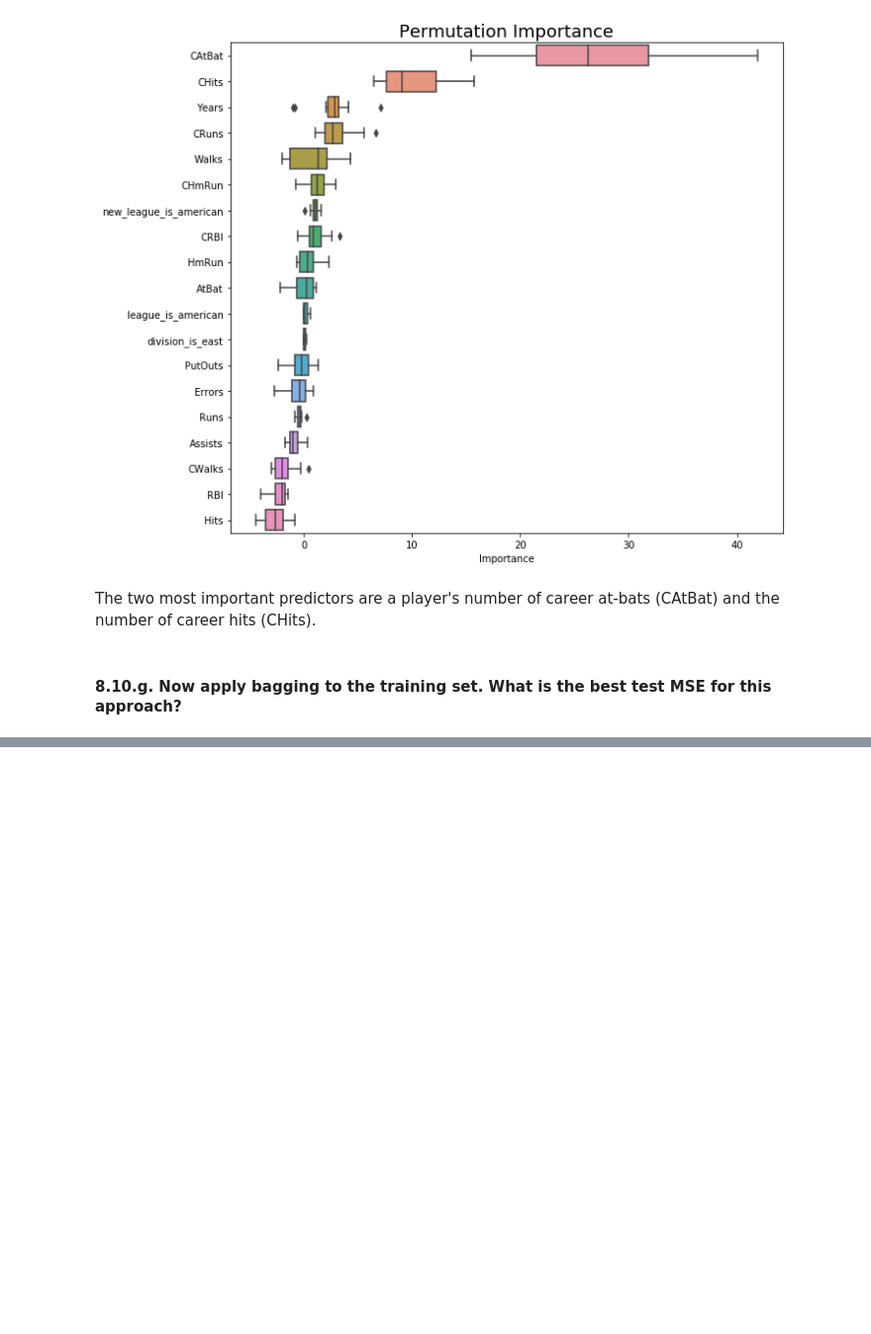
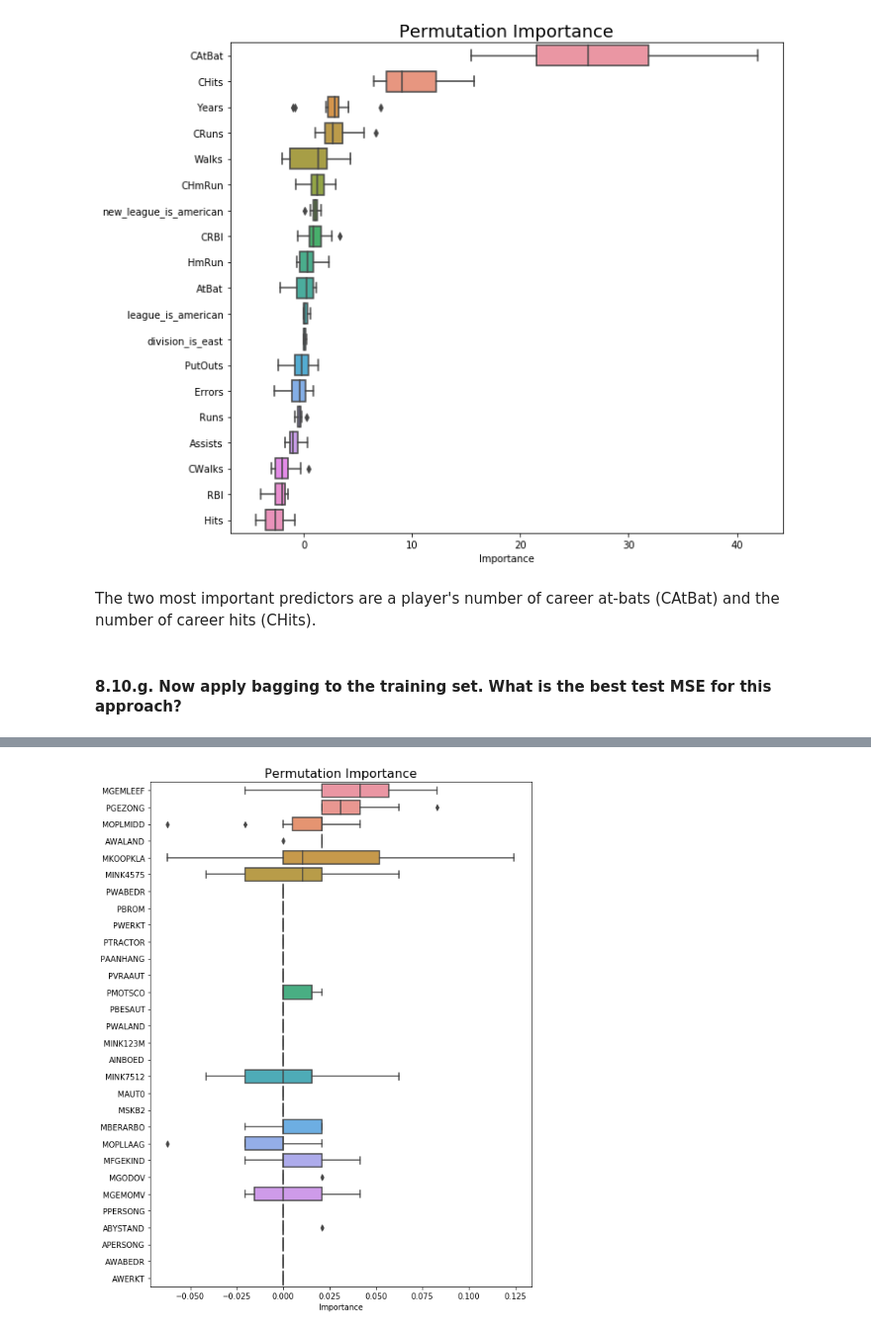
Before and after one commit to Morgan-Sell/islr-labs-exercises-python, a Jupyter notebook: exercises/08_tree_based_methods_exercises.ipynb, the cells around one changed output, grey strips where cells are left out. Shown at 99% size. Saved outputs shown, nothing was run; the diff lists cells and outputs as text; code cells hidden in the pictures; blank space fills up the shorter version.

```diff
--- a/exercises/08_tree_based_methods_exercises.ipynb
+++ b/exercises/08_tree_based_methods_exercises.ipynb
@@ -586,0 +651,13 @@ The two most important predictors are a player's number of career at-bats (CAtBa
+# %%
+gboost2 = GradientBoostingClassifier(n_estimators=1000, learning_rate=0.01)
+
+# NO oversampling
+#gboost2.fit(X_train, y_train)
+
+# OVERSAMPLING
+gboost2.fit(X_over, y_over)
+
+pred = gboost2.predict(X_test)
+
+print(confusion_matrix(y_test, pred))
+print(classification_report(y_test, pred))
@@ -586,0 +714,17 @@ The two most important predictors are a player's number of career at-bats (CAtBa
+# %%
+def plot_horizontal_permutation_importance_boxplot(df, figsize, max_features):
+    '''
+    df must be sorted.
+    max_features is a limit on the number of features displayed
+    '''
+
+    df2 = df.iloc[:, :max_features].copy()
+
+    fig, ax = plt.subplots(figsize=figsize)
+
+    sns.boxplot(data=df2, orient='h', ax=ax)
+    ax.set_xlabel('Importance')
+    ax.set_title('Permutation Importance', fontsize=16)
+    fig.tight_layout()
+# %%
+perm_df = create_sorted_permutation_importance_df(gboost2, X_test, y_test, 10, 3)
@@ -586,0 +741,4 @@ The two most important predictors are a player's number of career at-bats (CAtBa
+# %%
+plot_horizontal_permutation_importance_boxplot(perm_df, (8,10), 30)
+# %% [output]
+[figure, added]
```
Also changed, not shown: parts of 14 cells of this notebook, 1 other file.
